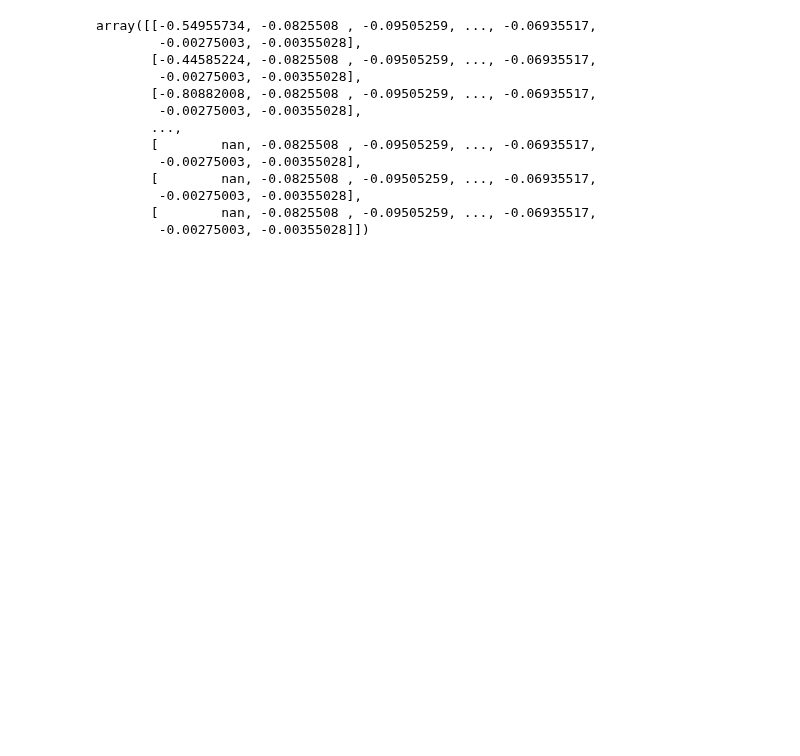
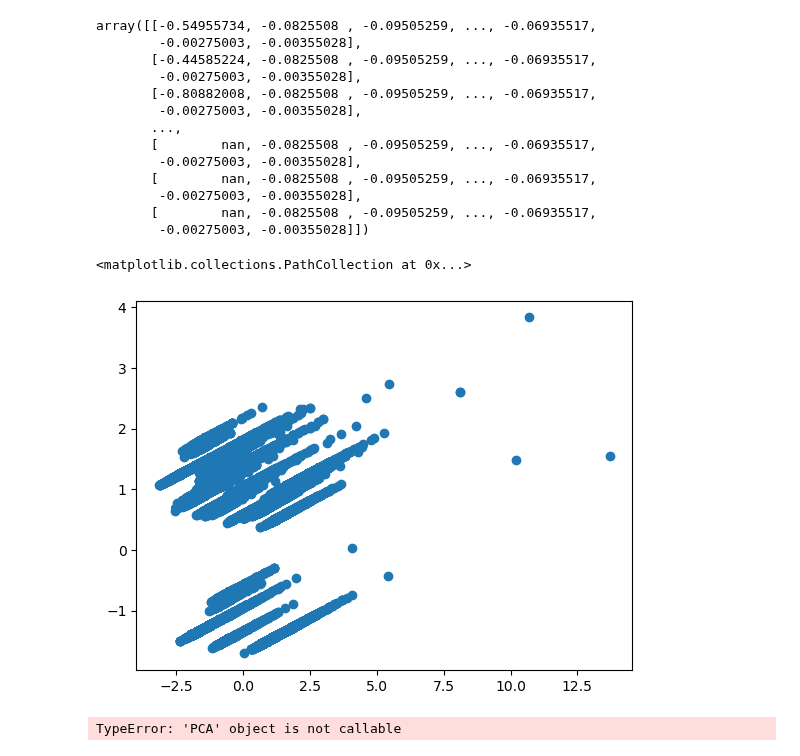
Before and after one commit to epfl-ada/ada-2022-project-hotchocolate, a Jupyter notebook: P3_Auriane_WIP.ipynb, the cells around one changed output. Drawn from its saved outputs; the diff is of its cells as text; code cells hidden in the pictures; blank space fills up the shorter version.

```diff
--- a/P3_Auriane_WIP.ipynb
+++ b/P3_Auriane_WIP.ipynb
@@ -1073,6 +1073,15 @@ from sklearn.manifold import TSNE
 from sklearn.decomposition import PCA
 # %%
 scaled_features = StandardScaler().fit(beer_features).transform(beer_features)
-X_reduced_tsne = TSNE(n_components=2, init='random', learning_rate='auto', random_state=0).fit_transform(scaled_features)
+X_reduced_PCA = PCA(n_components=2,random_state=0).fit_transform(scaled_features)
 
-plot_sse(scaled_features)
+plt.scatter(X_reduced_PCA[:,0], X_reduced_PCA[:,1])
+# %% [output]
+<matplotlib.collections.PathCollection at 0x...>
+[figure, added]
+# %%
+mypca=PCA(n_components=2,random_state=0)
+mypca.fit_transform(scaled_features)
+mypca.explained_variance_ratio_
+# %% [output]
+TypeError: 'PCA' object is not callable
```
Also changed, not shown: parts of 16 cells of this notebook.
